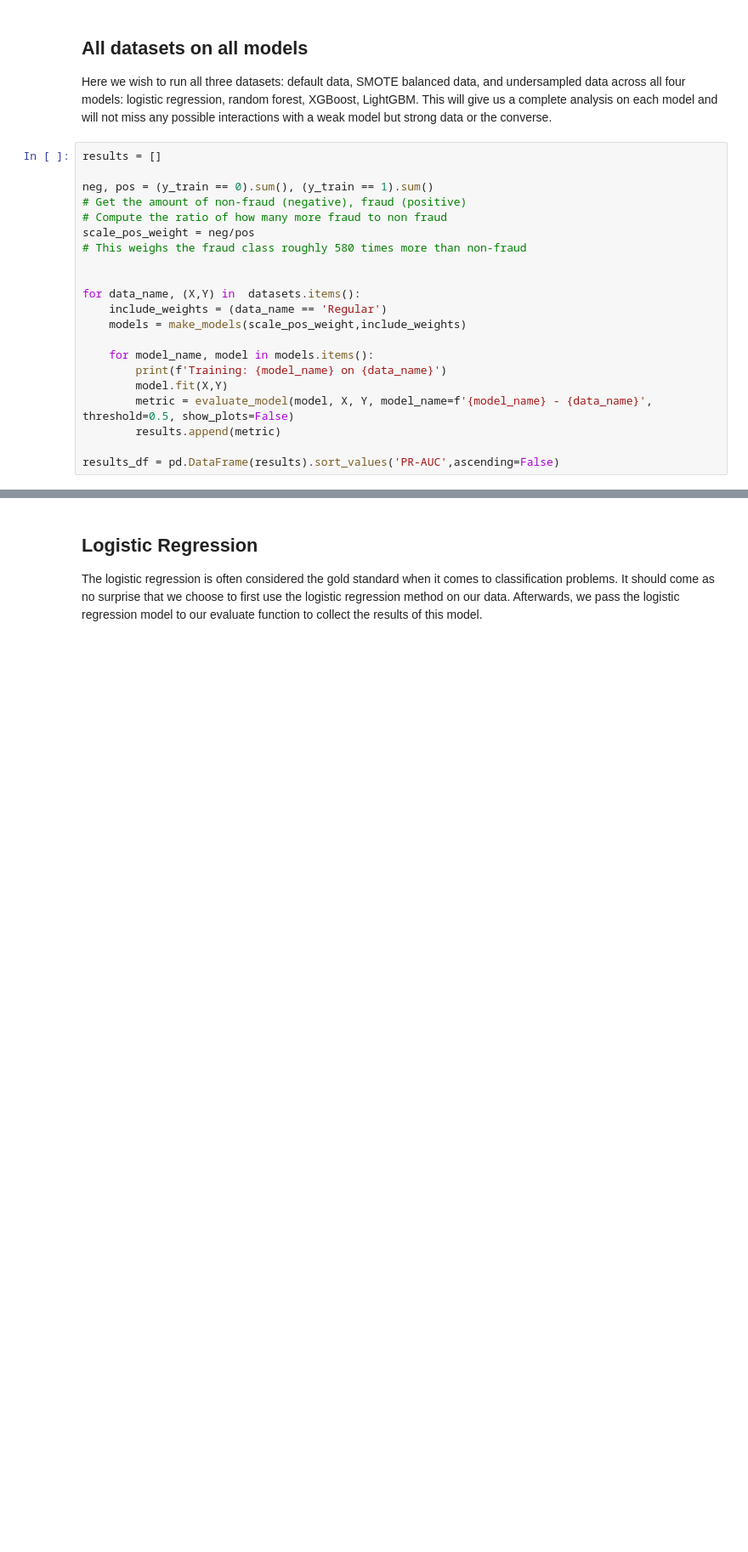
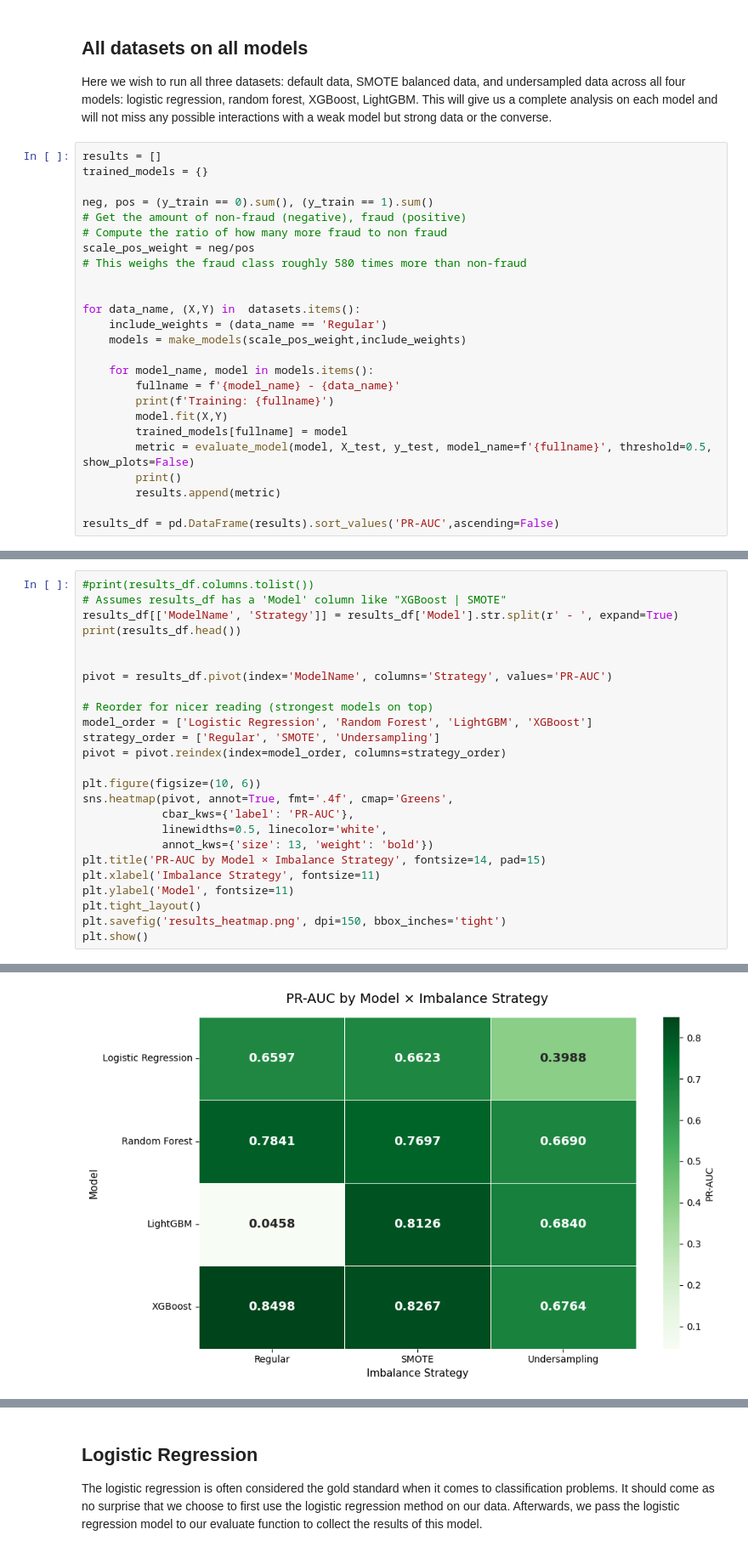
Before and after one commit to TheTureFADED/CCFD, a Jupyter notebook: notebooks/modelling.ipynb, the cells around one changed output, grey strips where cells are left out. Shown at 85% size. Saved outputs shown, nothing was run; the diff lists cells and outputs as text; blank space fills up the shorter version.

Commit message:
Added visualization and test data fix

```diff
--- a/notebooks/modelling.ipynb
+++ b/notebooks/modelling.ipynb
@@ -124,6 +124,7 @@ datasets = {
 Here we wish to run all three datasets: default data, SMOTE balanced data, and undersampled data across all four models: logistic regression, random forest, XGBoost, LightGBM. This will give us a complete analysis on each model and will not miss any possible interactions with a weak model but strong data or the converse.
 # %%
 results = []
+trained_models = {}
 
 neg, pos = (y_train == 0).sum(), (y_train == 1).sum()
 # Get the amount of non-fraud (negative), fraud (positive)
@@ -137,9 +138,12 @@ for data_name, (X,Y) in  datasets.items():
     models = make_models(scale_pos_weight,include_weights)
 
     for model_name, model in models.items():
-        print(f'Training: {model_name} on {data_name}')
+        fullname = f'{model_name} - {data_name}'
+        print(f'Training: {fullname}')
         model.fit(X,Y)
-        metric = evaluate_model(model, X, Y, model_name=f'{model_name} - {data_name}', threshold=0.5, show_plots=False)
+        trained_models[fullname] = model
+        metric = evaluate_model(model, X_test, y_test, model_name=f'{fullname}', threshold=0.5, show_plots=False)
+        print()
         results.append(metric)
 
 results_df = pd.DataFrame(results).sort_values('PR-AUC',ascending=False)
@@ -163,0 +172,26 @@ PR-AUC Score: 1.0000
+# %%
+#print(results_df.columns.tolist())
+# Assumes results_df has a 'Model' column like "XGBoost | SMOTE"
+results_df[['ModelName', 'Strategy']] = results_df['Model'].str.split(r' - ', expand=True)
+print(results_df.head())
+
+
+pivot = results_df.pivot(index='ModelName', columns='Strategy', values='PR-AUC')
+
+# Reorder for nicer reading (strongest models on top)
+model_order = ['Logistic Regression', 'Random Forest', 'LightGBM', 'XGBoost']
+strategy_order = ['Regular', 'SMOTE', 'Undersampling']
+pivot = pivot.reindex(index=model_order, columns=strategy_order)
+
+plt.figure(figsize=(10, 6))
+sns.heatmap(pivot, annot=True, fmt='.4f', cmap='Greens',
+            cbar_kws={'label': 'PR-AUC'},
+            linewidths=0.5, linecolor='white',
+            annot_kws={'size': 13, 'weight': 'bold'})
+plt.title('PR-AUC by Model × Imbalance Strategy', fontsize=14, pad=15)
+plt.xlabel('Imbalance Strategy', fontsize=11)
+plt.ylabel('Model', fontsize=11)
+plt.tight_layout()
+plt.savefig('results_heatmap.png', dpi=150, bbox_inches='tight')
+plt.show()
+# %% [output]
@@ -163,0 +211 @@ PR-AUC Score: 1.0000
+[figure, added]
```
Also changed, not shown: parts of 7 cells of this notebook.
